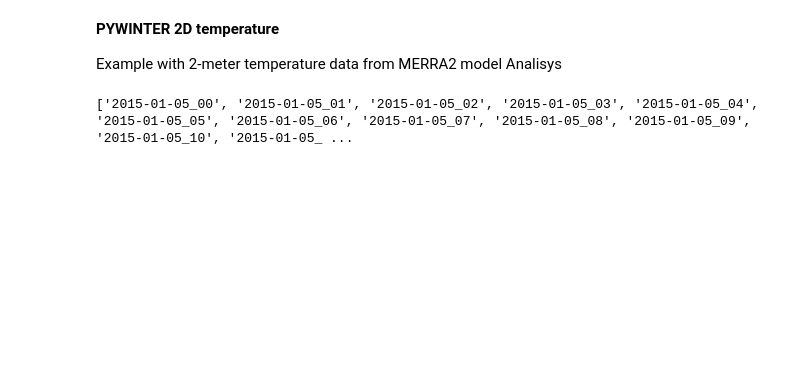
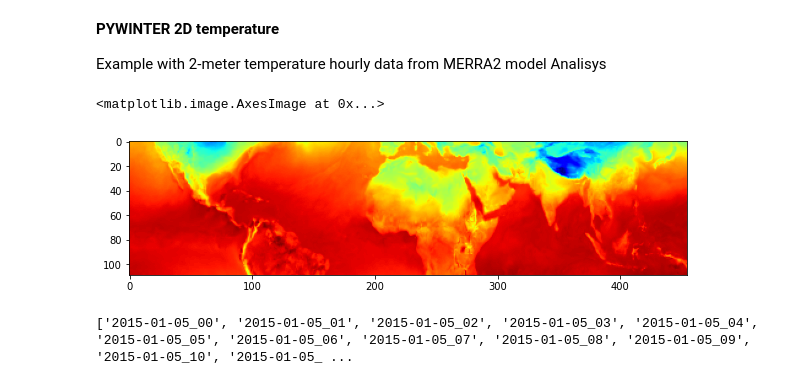
Before and after one commit to dniloash/Pywinter, a Jupyter notebook: examples/data_example_01/data_example_01.ipynb, the cells around one changed output. Drawn from its saved outputs; the diff is of its cells as text; code cells hidden in the pictures; blank space fills up the shorter version.

Commit message:
example update 01

```diff
--- a/examples/data_example_01/data_example_01.ipynb
+++ b/examples/data_example_01/data_example_01.ipynb
@@ -1,5 +1,5 @@
 # %% [markdown]
 **PYWINTER 2D temperature**
 
-Example with 2-meter temperature data from MERRA2 model Analisys
+Example with 2-meter temperature hourly data from MERRA2 model Analisys
 # %%
@@ -13 +18,9 @@ path_save = '/PWINTER/path_save/'
+# %%
+# quick data view
+import matplotlib.pyplot as plt
+plt.figure(figsize=(10,6))
+plt.imshow(np.flipud(temp2m[0,:,:]),cmap='jet')
+# %% [output]
+<matplotlib.image.AxesImage at 0x...>
+[figure, added]
 # %%
```
Also changed, not shown: parts of 3 cells of this notebook.
